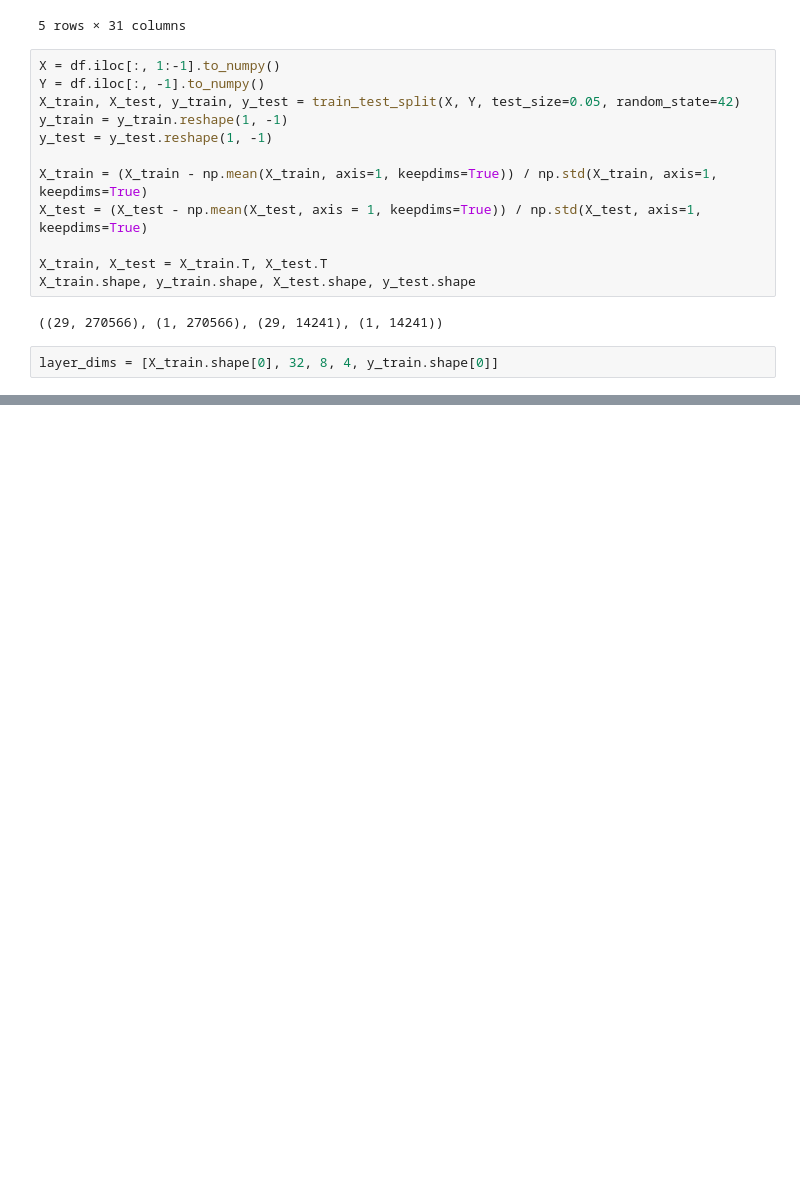
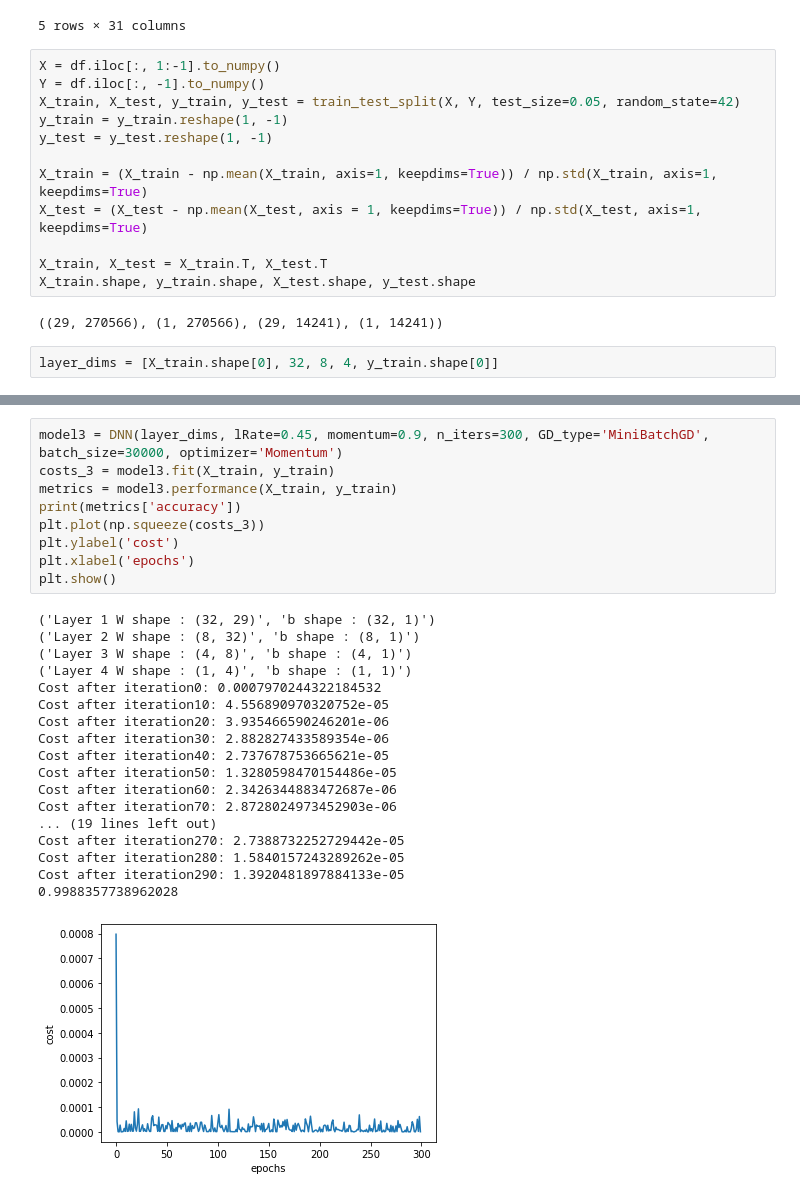
Before and after one commit to CyberKnight1803/CreditCard_Fraud_Detection_using_DNN, a Jupyter notebook: Fraud.ipynb, the cells around one changed output, grey strips where cells are left out. Saved outputs shown, nothing was run; the diff lists cells and outputs as text; blank space fills up the shorter version.

```diff
--- a/Fraud.ipynb
+++ b/Fraud.ipynb
@@ -86,0 +90,28 @@ Train accuracy: 0.9985253844533389
+# %%
+model3 = DNN(layer_dims, lRate=0.45, momentum=0.9, n_iters=300, GD_type='MiniBatchGD', batch_size=30000, optimizer='Momentum')
+costs_3 = model3.fit(X_train, y_train)
+metrics = model3.performance(X_train, y_train)
+print(metrics['accuracy'])
+plt.plot(np.squeeze(costs_3))
+plt.ylabel('cost')
+plt.xlabel('epochs')
+plt.show()
+# %% [output]
+('Layer 1 W shape : (32, 29)', 'b shape : (32, 1)')
+('Layer 2 W shape : (8, 32)', 'b shape : (8, 1)')
+('Layer 3 W shape : (4, 8)', 'b shape : (4, 1)')
+('Layer 4 W shape : (1, 4)', 'b shape : (1, 1)')
+Cost after iteration0: 0.0007970244322184532
+Cost after iteration10: 4.556890970320752e-05
+Cost after iteration20: 3.935466590246201e-06
+Cost after iteration30: 2.882827433589354e-06
+Cost after iteration40: 2.737678753665621e-05
+Cost after iteration50: 1.3280598470154486e-05
+Cost after iteration60: 2.3426344883472687e-06
+Cost after iteration70: 2.8728024973452903e-06
+... (19 lines left out)
+Cost after iteration270: 2.7388732252729442e-05
+Cost after iteration280: 1.5840157243289262e-05
+Cost after iteration290: 1.3920481897884133e-05
+0.9988357738962028
+[figure, added]
```
Also changed, not shown: parts of 5 cells of this notebook.
